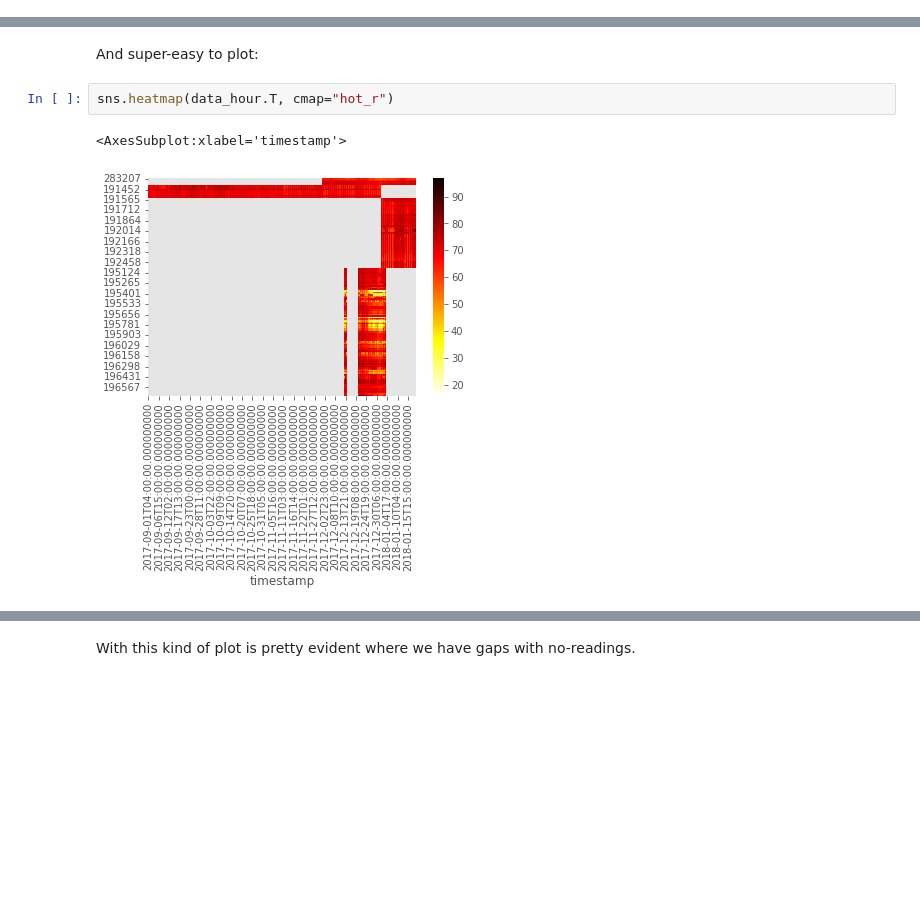
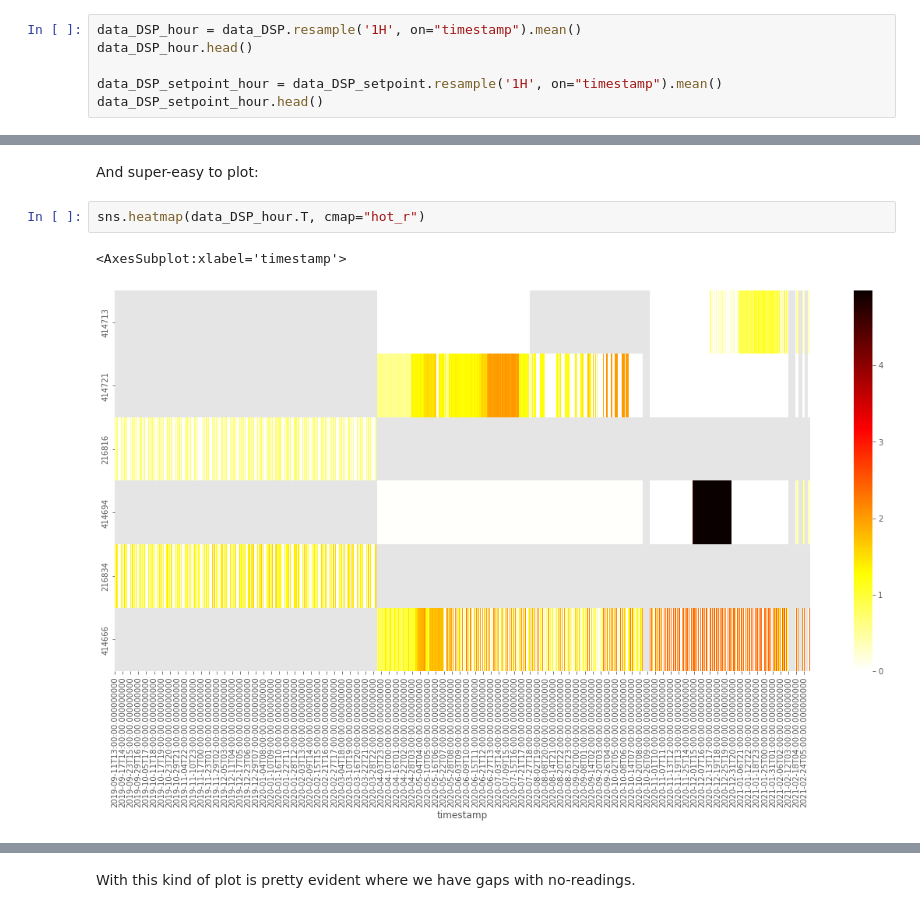
Before and after one commit to PengkunLiu/RTEM_CMU, a Jupyter notebook: RTEM Jupyter Notebook/data-analysis.ipynb, the cells around one changed output, grey strips where cells are left out. Drawn from its saved outputs; the diff is of its cells as text; blank space fills up the shorter version.

```diff
--- a/RTEM Jupyter Notebook/data-analysis.ipynb
+++ b/RTEM Jupyter Notebook/data-analysis.ipynb
@@ -594,0 +527,6 @@ Now let's smooth the data to plot it!
+# %%
+data_DSP_hour = data_DSP.resample('1H', on="timestamp").mean()
+data_DSP_hour.head()
+
+data_DSP_setpoint_hour = data_DSP_setpoint.resample('1H', on="timestamp").mean()
+data_DSP_setpoint_hour.head()
@@ -659,8 +635,8 @@ data_hour.T
 # %% [markdown]
 And super-easy to plot:
 # %%
-sns.heatmap(data_hour.T, cmap="hot_r")
+sns.heatmap(data_DSP_hour.T, cmap="hot_r")
 # %% [output]
 <AxesSubplot:xlabel='timestamp'>
-[figure, old version]
+[figure, new version]
 # %%
```
Also changed, not shown: parts of 54 cells of this notebook.
